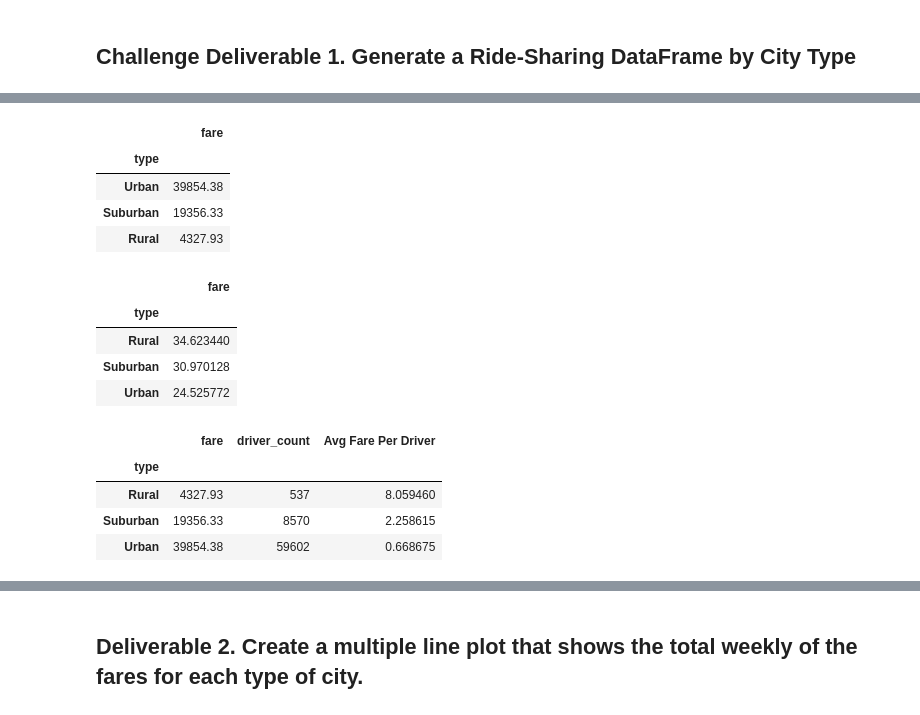
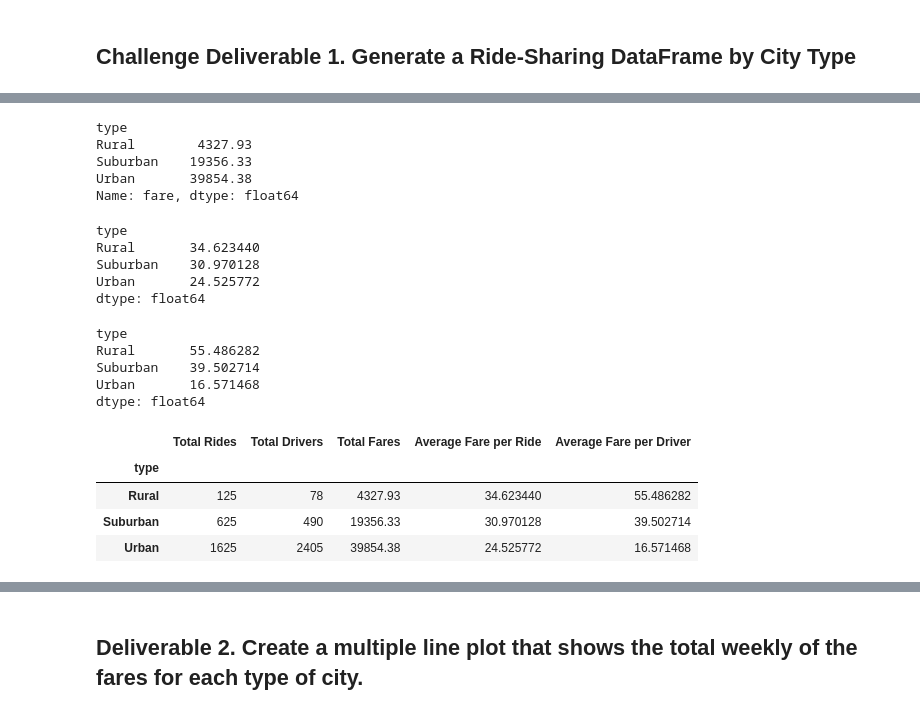
Before and after one commit to davidbowen87/PyBer_Analysis, a Jupyter notebook: Pyber_Challenge.ipynb, the cells around one changed output, grey strips where cells are left out. Cells and saved outputs as stored; diff of their text form; code cells hidden in the pictures.

```diff
--- a/Pyber_Challenge.ipynb
+++ b/Pyber_Challenge.ipynb
@@ -73,5 +51,7 @@ tr_ct_df[['city']].sort_values('city', ascending=False)
 # %%
 # 2. Get the total drivers for each city type
-d_count = pyber_data_df.groupby(["type"]).sum()
-d_count[["driver_count"]].sort_values('driver_count', ascending=False)
+d_count = city_data_df.groupby(["type"]).sum()["driver_count"]
+#d_count_df["Total Drivers"] = d_count_df["driver_count"]
+#d_count_df[["Total Drivers"]].sort_values('Total Drivers', ascending=False)
+d_count
 # %% [output]
@@ -83,33 +63,58 @@ d_count[["driver_count"]].sort_values('driver_count', ascending=False)
 # %%
 #  3. Get the total amount of fares for each city type
-t_fares = pyber_data_df.groupby(["type"]).sum()
-t_fares[["fare"]].sort_values('fare', ascending=False)
+t_fares_df = pyber_data_df.groupby(["type"]).sum()["fare"]
+#t_fares_df["Total Fares"] = t_fares_df["fare"]
+#t_fares_df[["Total Fares"]].sort_values('Total Fares', ascending=False).style.format('${0:,.2f}')
+t_fares_df
 # %% [output]
-|  | fare |
-| type |  |
-| Urban | 39854.38 |
-| Suburban | 19356.33 |
-| Rural | 4327.93 |
+type
+Rural        4327.93
+Suburban    19356.33
+Urban       39854.38
+Name: fare, dtype: float64
 # %%
 #  4. Get the average fare per ride for each city type.
-avg_fare = pyber_data_df.groupby(["type"]).mean()
-avg_fare[["fare"]].sort_values('fare', ascending=False)
+avg_fare_df = t_fares_df / tr_ct
+#avg_fare_df["Average Fares per Ride"] = avg_fare_df["fare"]
+#avg_fare_df[["Average Fares per Ride"]].sort_values('Average Fares per Ride', ascending=False).style.format('${0:,.2f}')
+avg_fare_df
 # %% [output]
-|  | fare |
-| type |  |
-| Rural | 34.623440 |
-| Suburban | 30.970128 |
-| Urban | 24.525772 |
+type
+Rural       34.623440
+Suburban    30.970128
+Urban       24.525772
+dtype: float64
 # %%
 # 5. Get the average fare per driver for each city type.
-d_avg_fare_df = pyber_data_df.groupby(["type"]).sum()
-d_avg_fare_df["Avg Fare Per Driver"] = d_avg_fare_df["fare"] / d_avg_fare_df["driver_count"]
-d_avg_fare_df[["fare", "driver_count", "Avg Fare Per Driver"]]
+d_avg_fare_df = t_fares_df / d_count
+#d_avg_fare_df["Average Fare Per Driver"] = d_avg_fare_df["fare"] / d_avg_fare_df["driver_count"]
+#d_avg_fare_df[["Average Fare Per Driver"]].style.format('${0:,.2f}')
+d_avg_fare_df
 # %% [output]
-|  | fare | driver_count | Avg Fare Per Driver |
-| type |  |  |  |
-| Rural | 4327.93 | 537 | 8.059460 |
-| Suburban | 19356.33 | 8570 | 2.258615 |
-| Urban | 39854.38 | 59602 | 0.668675 |
+type
+Rural       55.486282
+Suburban    39.502714
+Urban       16.571468
+dtype: float64
+# %%
+#summary_one_df = pd.merge(tr_ct_df, d_count_df, how="left", on=["type"])
+#summary_two_df = pd.merge(summary_one_df, t_fares_df, how="left", on=["type"])
+#summary_three_df = pd.merge(summary_two_df, avg_fare_df, how="left", on=["type"])
+#summary_four_df = pd.merge(summary_three_df, d_avg_fare_df, how="left", on=["type"])
+#pyber_summary_safe_df = summary_four_df
+#pyber_summary_safe_df
+pyber_ride_summary_df = pd.DataFrame({
+                                      "Total Rides": tr_ct,
+                                     "Total Drivers": d_count,
+                                     "Total Fares": t_fares_df,
+                                     "Average Fare per Ride": avg_fare_df,
+                                     "Average Fare per Driver": d_avg_fare_df})
+pyber_ride_summary_df
+# %% [output]
+|  | Total Rides | Total Drivers | Total Fares | Average Fare per Ride | Average Fare per Driver |
+| type |  |  |  |  |  |
+| Rural | 125 | 78 | 4327.93 | 34.623440 | 55.486282 |
+| Suburban | 625 | 490 | 19356.33 | 30.970128 | 39.502714 |
+| Urban | 1625 | 2405 | 39854.38 | 24.525772 | 16.571468 |
 # %%
 #  6. Create a PyBer summary DataFrame.
```
Also changed, not shown: parts of 16 cells of this notebook.
